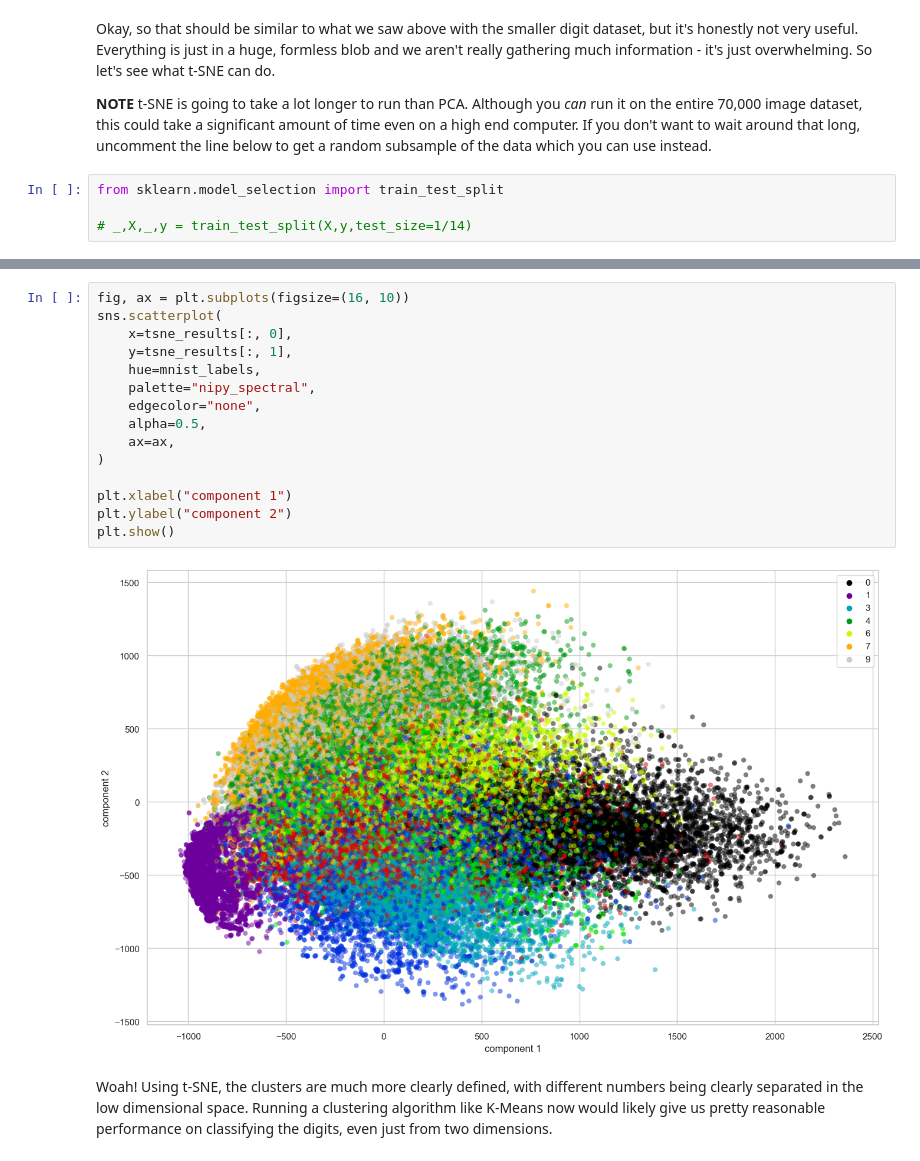
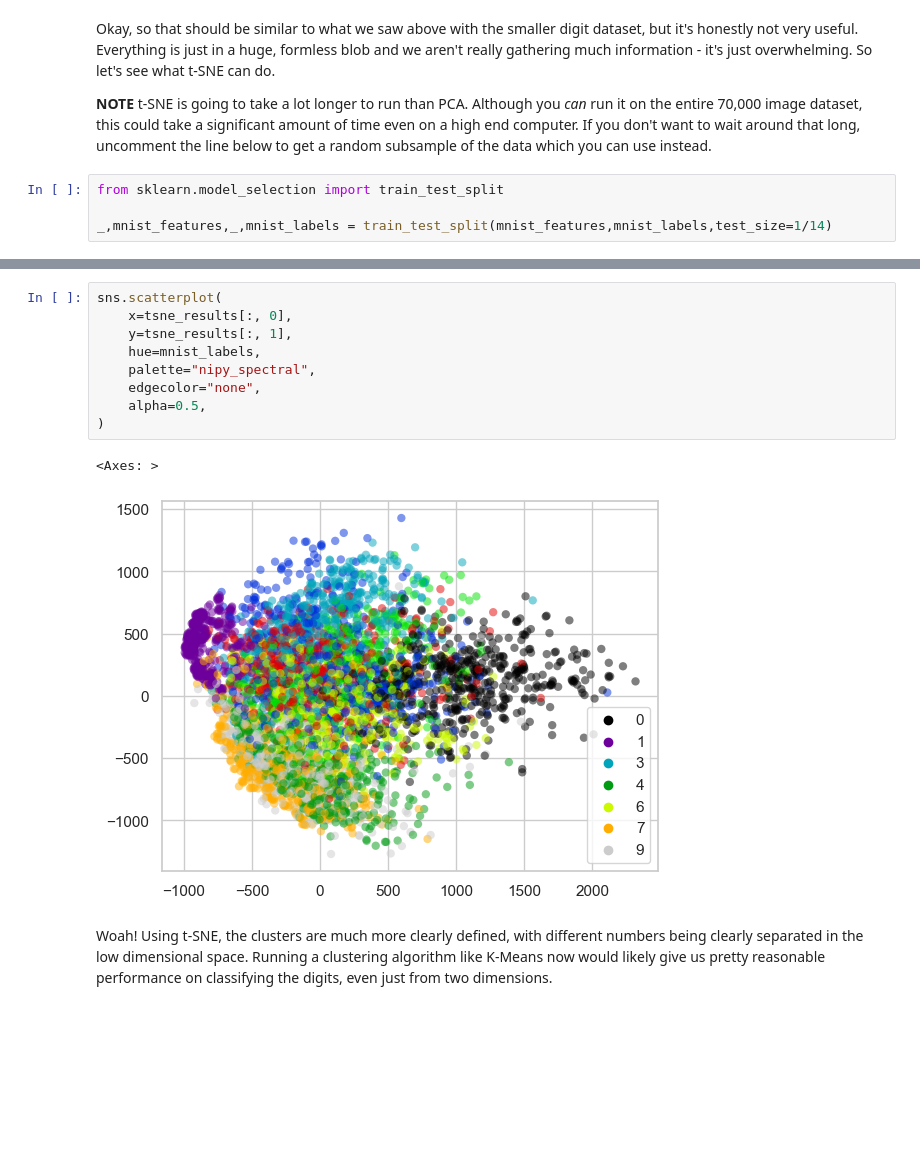
Before and after one commit to alexwolson/carte-biozone-workshop, a Jupyter notebook: answers/Lab-2-2-Answered.ipynb, the cells around one changed output, grey strips where cells are left out. Drawn from its saved outputs; the diff is of its cells as text; blank space fills up the shorter version.

```diff
--- a/answers/Lab-2-2-Answered.ipynb
+++ b/answers/Lab-2-2-Answered.ipynb
@@ -500,7 +500,7 @@ Okay, so that should be similar to what we saw above with the smaller digit data
 # %%
 from sklearn.model_selection import train_test_split
 
-# _,X,_,y = train_test_split(X,y,test_size=1/14)
+_,mnist_features,_,mnist_labels = train_test_split(mnist_features,mnist_labels,test_size=1/14)
 # %%
 time_start = time.time()
 tsne = TSNE(n_components=2, verbose=2, perplexity=40, n_iter=300)
@@ -536,20 +529,15 @@ t-SNE done! Time elapsed: 139.28 seconds
 # %%
-fig, ax = plt.subplots(figsize=(16, 10))
 sns.scatterplot(
     x=tsne_results[:, 0],
     y=tsne_results[:, 1],
     hue=mnist_labels,
     palette="nipy_spectral",
     edgecolor="none",
     alpha=0.5,
-    ax=ax,
 )
-
-plt.xlabel("component 1")
-plt.ylabel("component 2")
-plt.show()
 # %% [output]
+<Axes: >
-[figure, old version]
+[figure, new version]
 # %% [markdown]
 Woah! Using t-SNE, the clusters are much more clearly defined, with different numbers being clearly separated in the low dimensional space. Running a clustering algorithm like K-Means now would likely give us pretty reasonable performance on classifying the digits, even just from two dimensions.
 # %% [markdown]
```
Also changed, not shown: parts of 1 cell of this notebook, 3 other files.
